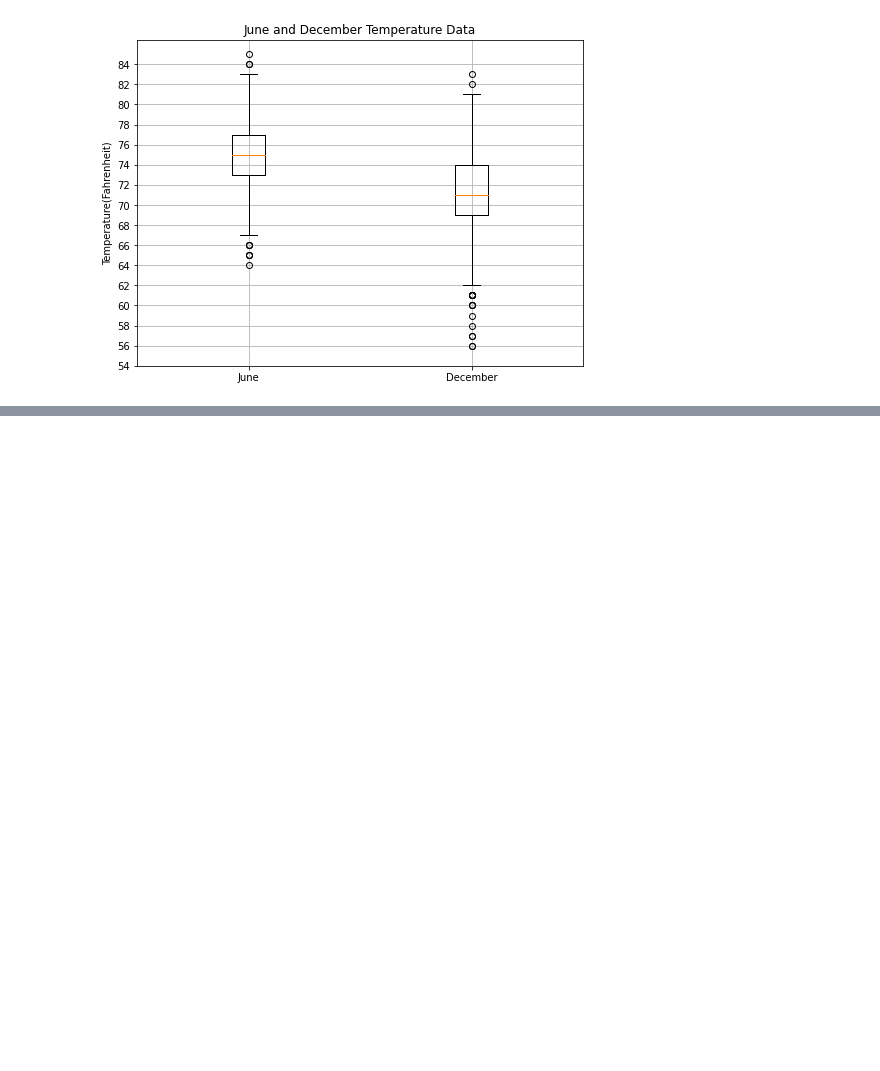
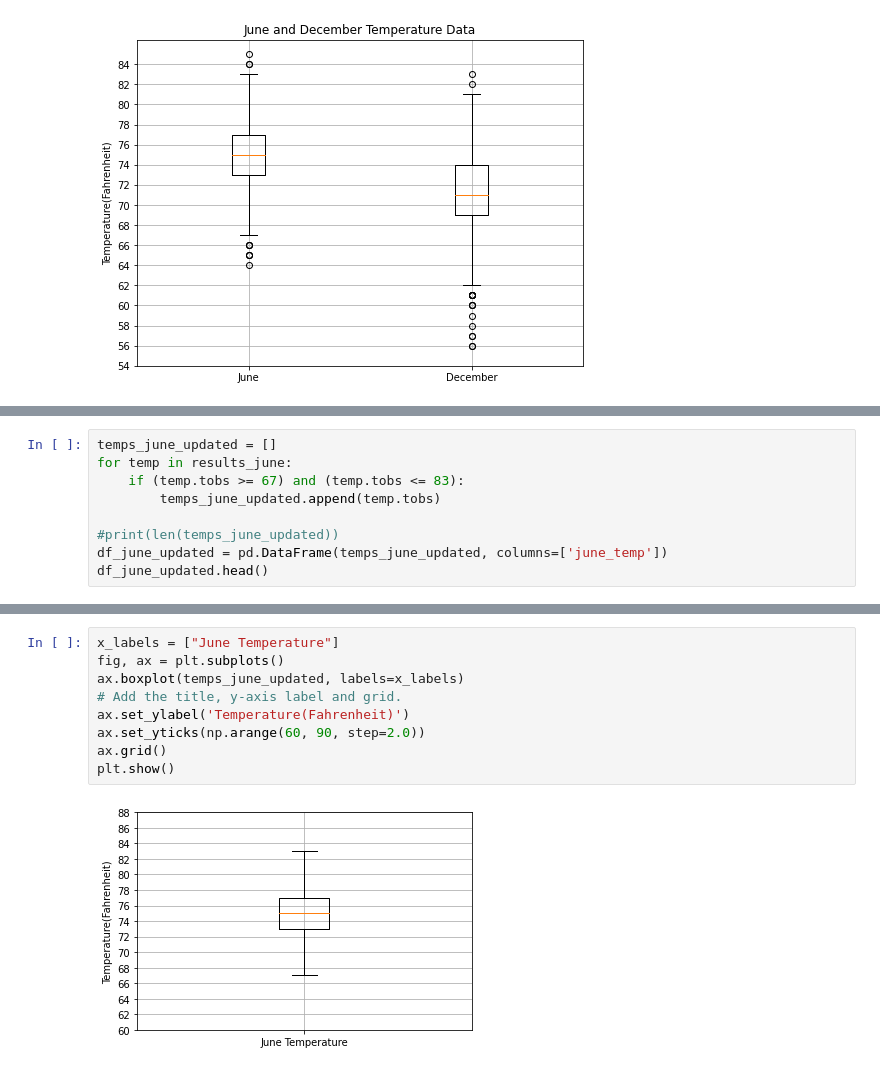
Before and after one commit to nluna96/surfs_up, a Jupyter notebook: SurfsUp_Challenge.ipynb, the cells around one changed output, grey strips where cells are left out. Drawn from its saved outputs; the diff is of its cells as text; blank space fills up the shorter version.

Commit message:
Adding images and updating the challenge

```diff
--- a/SurfsUp_Challenge.ipynb
+++ b/SurfsUp_Challenge.ipynb
@@ -155,0 +160,9 @@ plt.show()
+# %%
+temps_june_updated = []
+for temp in results_june:
+    if (temp.tobs >= 67) and (temp.tobs <= 83):
+        temps_june_updated.append(temp.tobs)
+
+#print(len(temps_june_updated))
+df_june_updated = pd.DataFrame(temps_june_updated, columns=['june_temp'])
+df_june_updated.head()
@@ -155,0 +188,11 @@ plt.show()
+# %%
+x_labels = ["June Temperature"]
+fig, ax = plt.subplots()
+ax.boxplot(temps_june_updated, labels=x_labels)
+# Add the title, y-axis label and grid.
+ax.set_ylabel('Temperature(Fahrenheit)')
+ax.set_yticks(np.arange(60, 90, step=2.0))
+ax.grid()
+plt.show()
+# %% [output]
+[figure, added]
```
Also changed, not shown: parts of 6 cells of this notebook, 2 other files.
